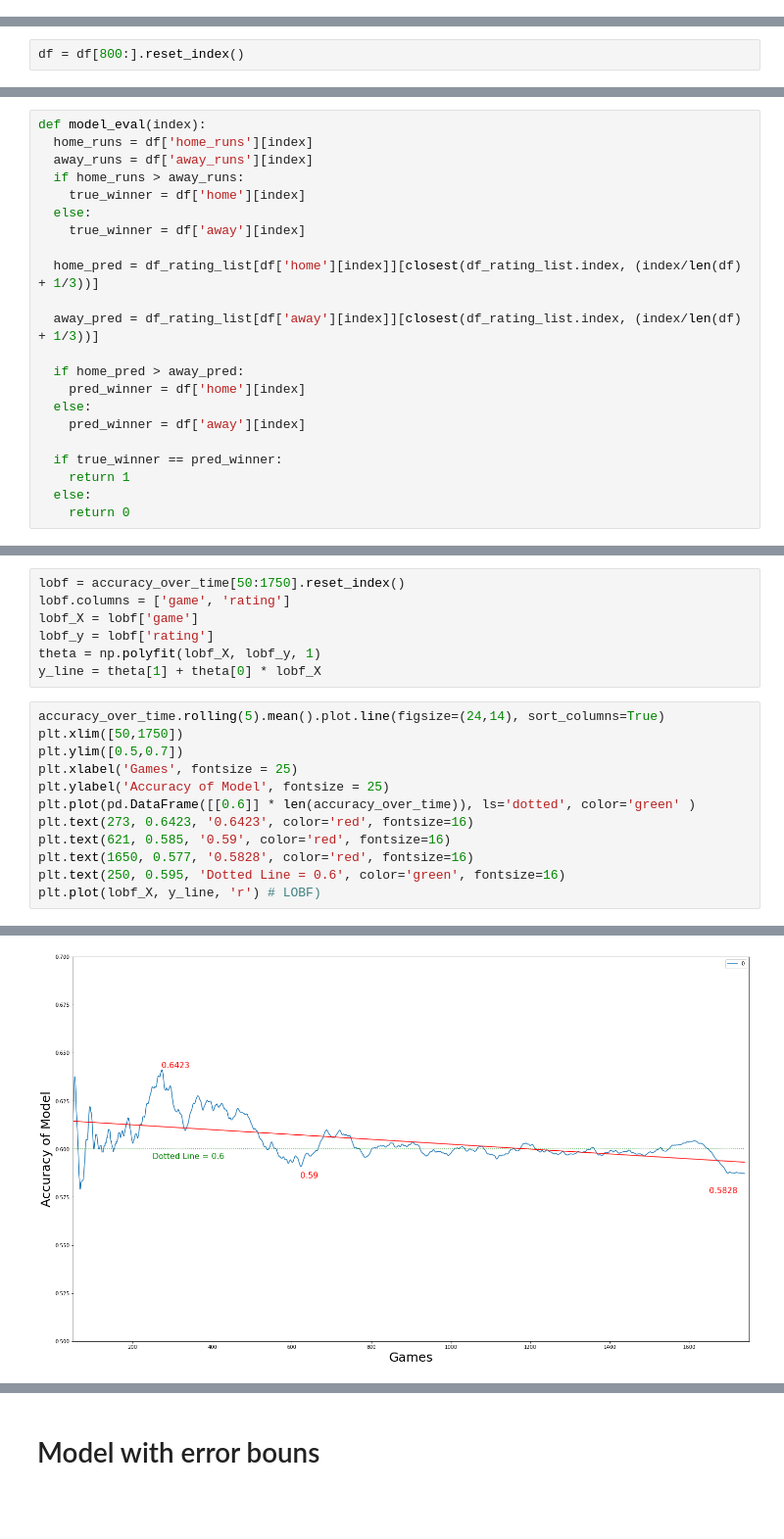
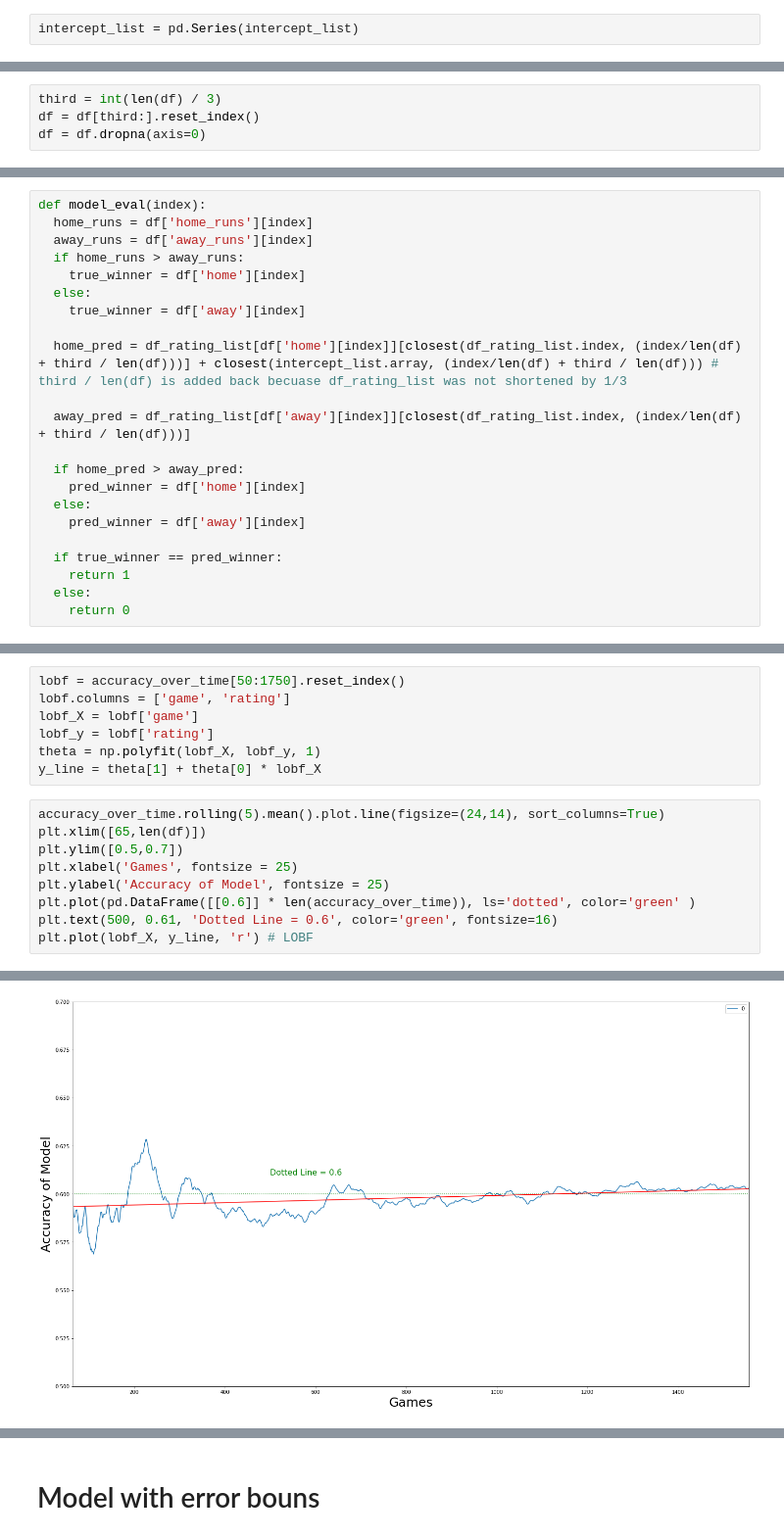
Before and after one commit to Luke-Chesley/API-Sports-Ridge_regression, a Jupyter notebook: MLB_ridge_regression.ipynb, the cells around one changed output, grey strips where cells are left out. Shown at 98% size. Saved outputs shown, nothing was run; the diff lists cells and outputs as text; blank space fills up the shorter version.

```diff
--- a/MLB_ridge_regression.ipynb
+++ b/MLB_ridge_regression.ipynb
@@ -263,6 +238,8 @@ for i in range(50, len(df), 10):
   df_train = pd.DataFrame()
   X = pd.DataFrame()
   y = pd.DataFrame()
+# %%
+intercept_list = pd.Series(intercept_list)
 # %% [markdown]
 Clean df_rating_list and format it for graphing
 # %%
@@ -337,7 +315,9 @@ df = df[380:]
 # %% [markdown]
 Exclude first 1/3 of games from the evaluation
-# %%
-df = df[800:].reset_index()
+# %%
+third = int(len(df) / 3)
+df = df[third:].reset_index()
+df = df.dropna(axis=0)
 # %% [markdown]
 Function to help match games by the % of the way through the season
 # %%
@@ -355,9 +335,9 @@ def model_eval(index):
   else:
     true_winner = df['away'][index]
 
-  home_pred = df_rating_list[df['home'][index]][closest(df_rating_list.index, (index/len(df) + 1/3))]
+  home_pred = df_rating_list[df['home'][index]][closest(df_rating_list.index, (index/len(df) + third / len(df)))] + closest(intercept_list.array, (index/len(df) + third / len(df))) # third / len(df) is added back becuase df_rating_list was not shortened by 1/3
 
-  away_pred = df_rating_list[df['away'][index]][closest(df_rating_list.index, (index/len(df) + 1/3))]
+  away_pred = df_rating_list[df['away'][index]][closest(df_rating_list.index, (index/len(df) + third / len(df)))]
 
   if home_pred > away_pred:
     pred_winner = df['home'][index]
@@ -413,16 +393,13 @@ theta = np.polyfit(lobf_X, lobf_y, 1)
 y_line = theta[1] + theta[0] * lobf_X
 # %%
 accuracy_over_time.rolling(5).mean().plot.line(figsize=(24,14), sort_columns=True)
-plt.xlim([50,1750])
+plt.xlim([65,len(df)])
 plt.ylim([0.5,0.7])
 plt.xlabel('Games', fontsize = 25)
 plt.ylabel('Accuracy of Model', fontsize = 25)
 plt.plot(pd.DataFrame([[0.6]] * len(accuracy_over_time)), ls='dotted', color='green' )
-plt.text(273, 0.6423, '0.6423', color='red', fontsize=16)
-plt.text(621, 0.585, '0.59', color='red', fontsize=16)
-plt.text(1650, 0.577, '0.5828', color='red', fontsize=16)
-plt.text(250, 0.595, 'Dotted Line = 0.6', color='green', fontsize=16)
-plt.plot(lobf_X, y_line, 'r') # LOBF)
+plt.text(500, 0.61, 'Dotted Line = 0.6', color='green', fontsize=16)
+plt.plot(lobf_X, y_line, 'r') # LOBF
 # %% [output]
 [<matplotlib.lines.Line2D at 0x...>]
-[figure, old version]
+[figure, new version]
```
Also changed, not shown: parts of 30 cells of this notebook.
